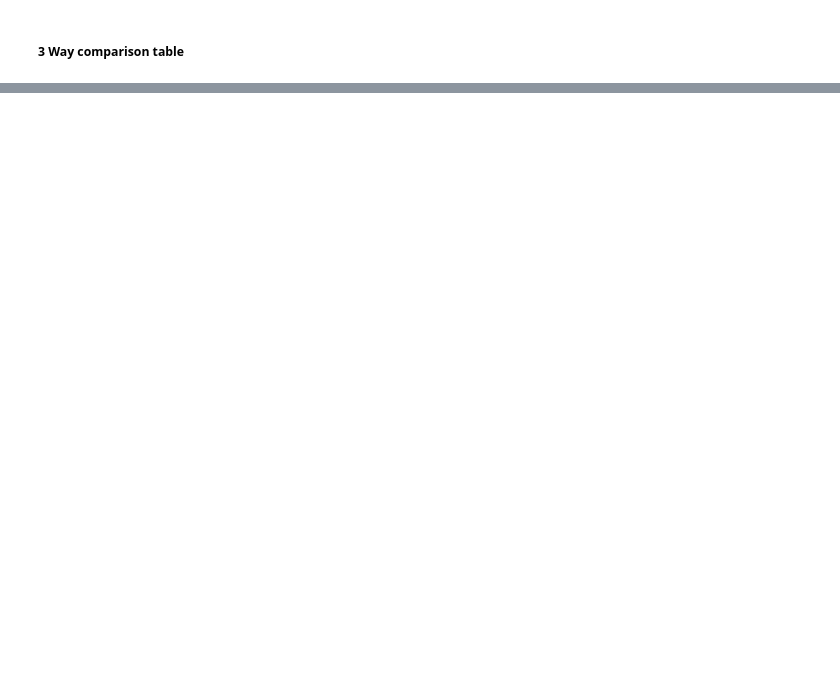
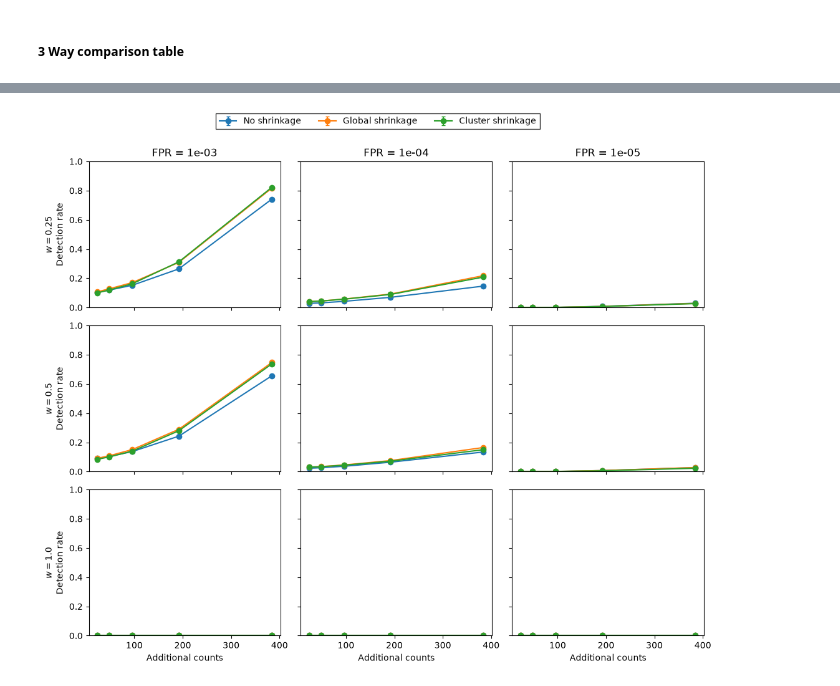
Before and after one commit to adam-broomhead/cybersecurity_thesis, a Jupyter notebook: notebooks/Pipeline_py/203_results_analysis.ipynb, the cells around one changed output, grey strips where cells are left out. Cells and saved outputs as stored; diff of their text form; code cells hidden in the pictures; blank space fills up the shorter version.

```diff
--- a/notebooks/Pipeline_py/203_results_analysis.ipynb
+++ b/notebooks/Pipeline_py/203_results_analysis.ipynb
@@ -243,0 +252,53 @@ model_comparison_output
+# %%
+import matplotlib.pyplot as plt
+import l_result_preperation as l
+import utils as ut
+
+runtime_configs = ut.load_json5('runtime_configs')
+
+detection = l.get_attack_detection_summary(
+    results_dir=ut.results_dir,
+    n_test_seeds=runtime_configs['n_test_seeds'])
+
+alert_ws = [0.25, 0.5, 1.0]
+fpr_rates = [1e-3, 1e-4, 1e-5]
+
+fig, axes = plt.subplots(3, 3, figsize=(11, 9), sharex=True, sharey=True)
+
+for row, alert_w in enumerate(alert_ws):
+    for col, fpr_rate in enumerate(fpr_rates):
+        ax = axes[row, col]
+
+        for model in ('no_smoothing', 'global_smoothing', 'cluster_smoothing'):
+            model_results = detection.loc[
+                (detection['experiment_name'] == model) &
+                (detection['alert_w'] == alert_w) &
+                (detection['fpr_rate'] == fpr_rate)
+            ].sort_values('attack_size')
+
+            ax.errorbar(
+                model_results['attack_size'],
+                model_results['detection_mean'],
+                yerr=model_results['detection_sd'],
+                marker='o',
+                capsize=2,
+                label=l.model_labels[model])
+
+        if row == 0:
+            ax.set_title(f'FPR = {fpr_rate:.0e}')
+
+        if col == 0:
+            ax.set_ylabel(f'$w={alert_w}$\nDetection rate')
+
+        if row == 2:
+            ax.set_xlabel('Additional counts')
+
+        ax.set_ylim(0, 1)
+
+handles, labels = axes[0, 0].get_legend_handles_labels()
+fig.legend(handles, labels, loc='upper center', ncol=3, frameon=True, fancybox=False, edgecolor='black')
+
+fig.tight_layout(rect=[0, 0, 1, 0.95])
+plt.show()
+# %% [output]
+[figure, added]
```
Also changed, not shown: parts of 11 cells of this notebook, 13 other files.
